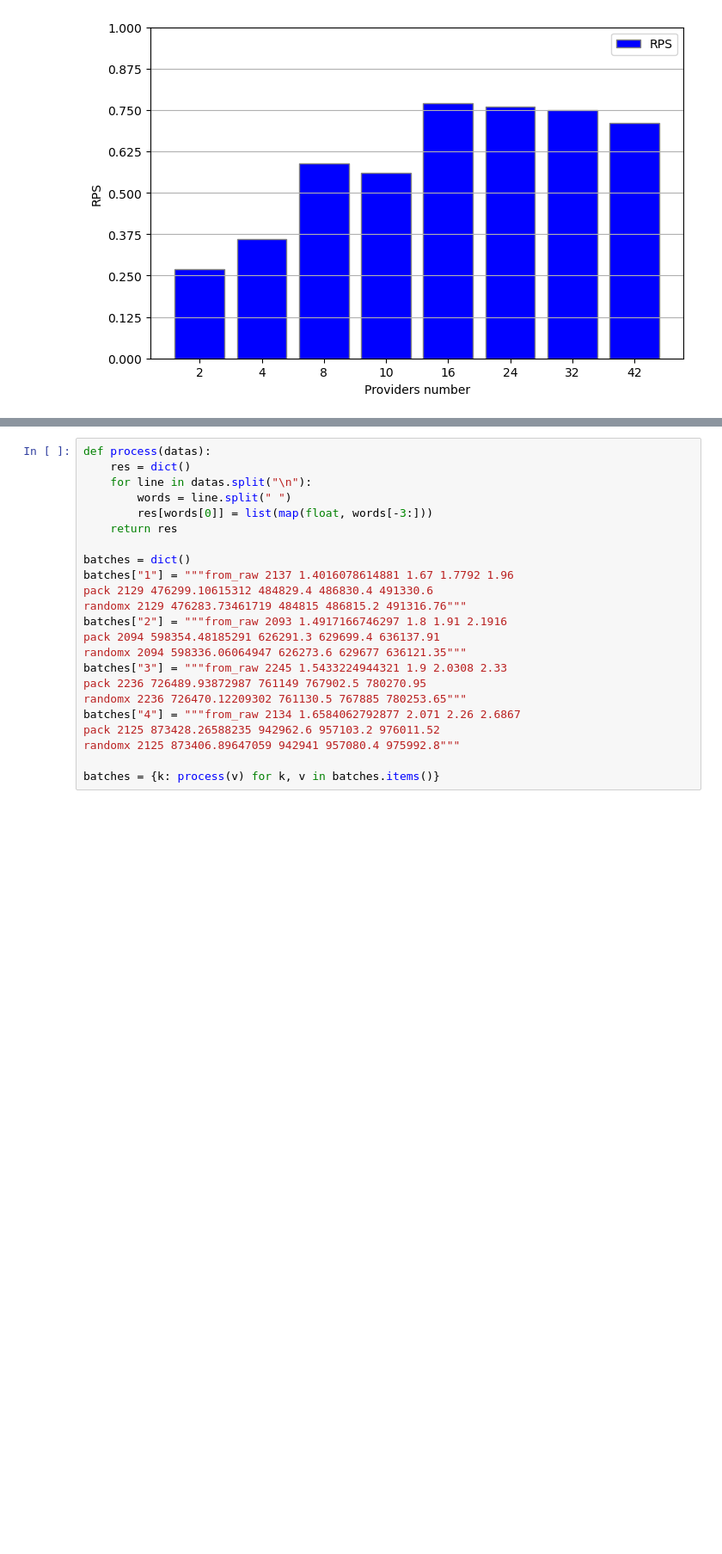
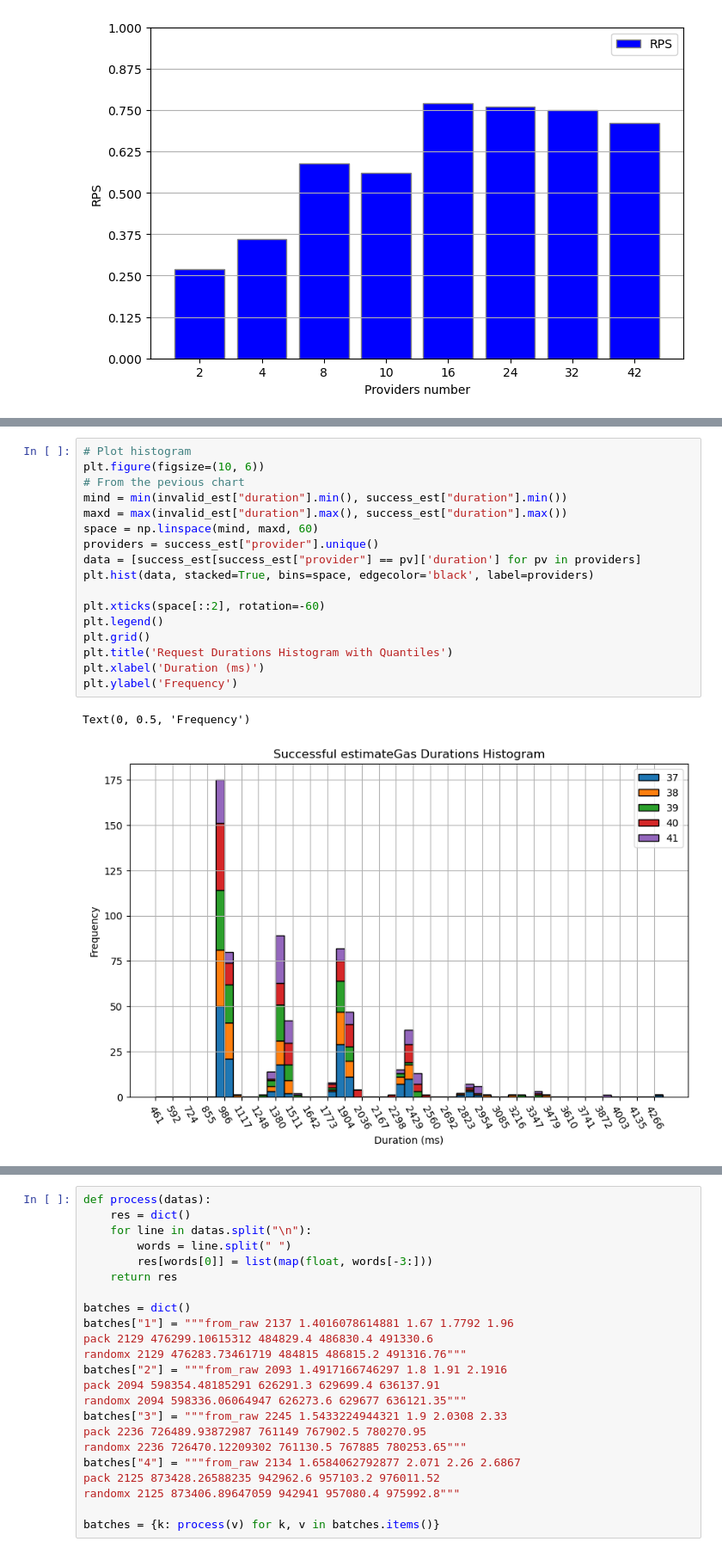
Before and after one commit to fluencelabs/ipc-load-test, a Jupyter notebook: analysis/Analysis.ipynb, the cells around one changed output, grey strips where cells are left out. Shown: that part at 86% size. Saved outputs shown, nothing was run; the diff lists cells and outputs as text; blank space fills up the shorter version.

```diff
--- a/analysis/Analysis.ipynb
+++ b/analysis/Analysis.ipynb
@@ -196,0 +197,20 @@ Text(0, 0.5, 'Frequency')
+# %%
+# Plot histogram
+plt.figure(figsize=(10, 6))
+# From the pevious chart
+mind = min(invalid_est["duration"].min(), success_est["duration"].min())
+maxd = max(invalid_est["duration"].max(), success_est["duration"].max())
+space = np.linspace(mind, maxd, 60)
+providers = success_est["provider"].unique()
+data = [success_est[success_est["provider"] == pv]['duration'] for pv in providers]
+plt.hist(data, stacked=True, bins=space, edgecolor='black', label=providers)
+
+plt.xticks(space[::2], rotation=-60)
+plt.legend()
+plt.grid()
+plt.title('Request Durations Histogram with Quantiles')
+plt.xlabel('Duration (ms)')
+plt.ylabel('Frequency')
+# %% [output]
+Text(0, 0.5, 'Frequency')
+[figure, added]
```
Also changed, not shown: parts of 16 cells of this notebook, 15 other files.
